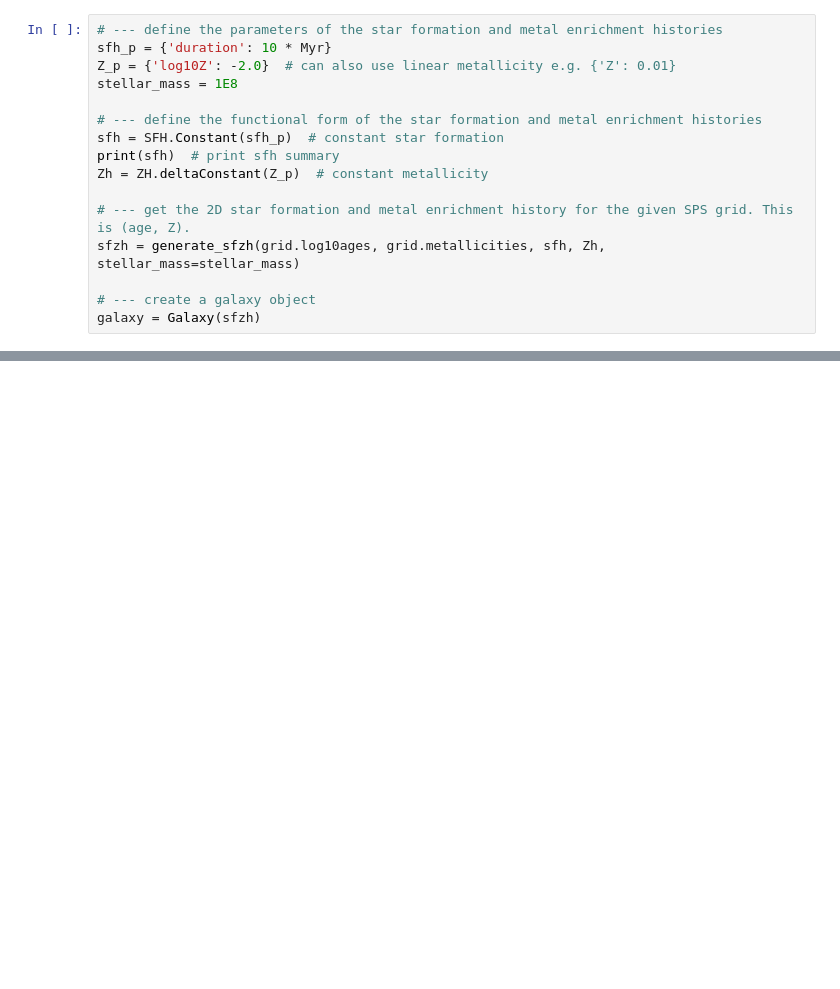
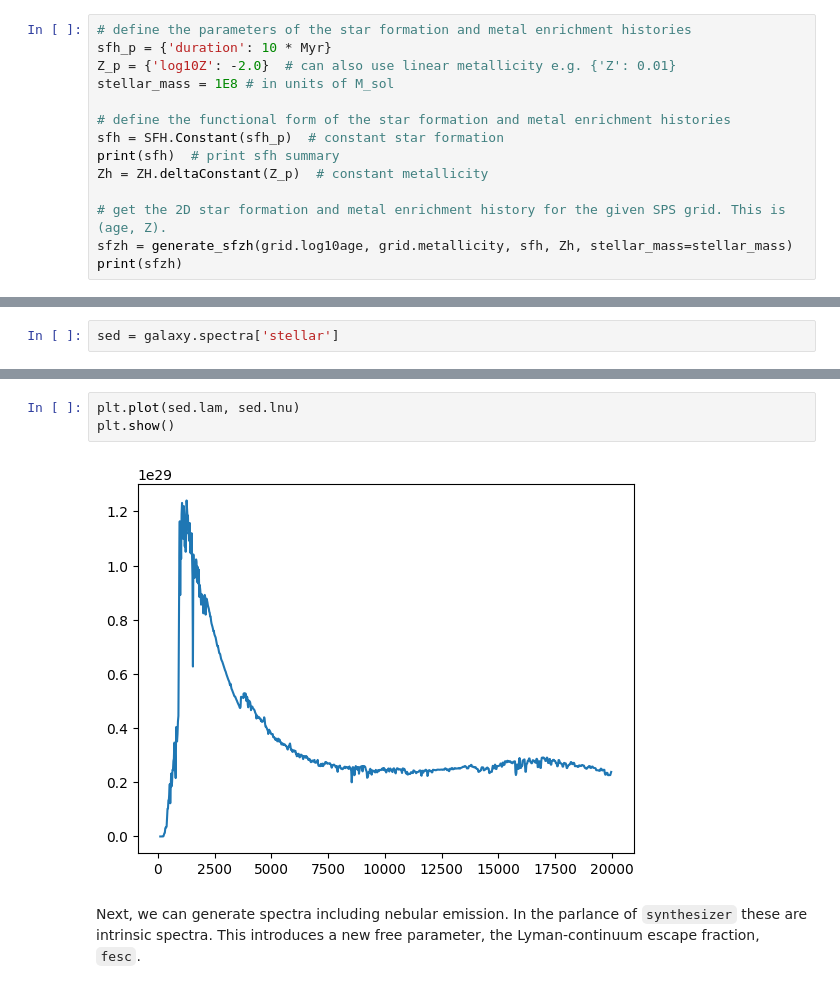
Before and after one commit to synthesizer-project/synthesizer, a Jupyter notebook: docs/source/parametric/generate_sed.ipynb, the cells around one changed output, grey strips where cells are left out. Cells and saved outputs as stored; diff of their text form; blank space fills up the shorter version.

```diff
--- a/docs/source/parametric/generate_sed.ipynb
+++ b/docs/source/parametric/generate_sed.ipynb
@@ -25,19 +24,17 @@ grid = Grid(grid_name, grid_dir=grid_dir)
 # %%
-# --- define the parameters of the star formation and metal enrichment histories
+# define the parameters of the star formation and metal enrichment histories
 sfh_p = {'duration': 10 * Myr}
 Z_p = {'log10Z': -2.0}  # can also use linear metallicity e.g. {'Z': 0.01}
-stellar_mass = 1E8
+stellar_mass = 1E8 # in units of M_sol
 
-# --- define the functional form of the star formation and metal enrichment histories
+# define the functional form of the star formation and metal enrichment histories
 sfh = SFH.Constant(sfh_p)  # constant star formation
 print(sfh)  # print sfh summary
 Zh = ZH.deltaConstant(Z_p)  # constant metallicity
 
-# --- get the 2D star formation and metal enrichment history for the given SPS grid. This is (age, Z).
-sfzh = generate_sfzh(grid.log10ages, grid.metallicities, sfh, Zh, stellar_mass=stellar_mass)
-
-# --- create a galaxy object
-galaxy = Galaxy(sfzh)
+# get the 2D star formation and metal enrichment history for the given SPS grid. This is (age, Z).
+sfzh = generate_sfzh(grid.log10age, grid.metallicity, sfh, Zh, stellar_mass=stellar_mass)
+print(sfzh)
 # %% [output]
 ----------
 SUMMARY OF PARAMETERISED STAR FORMATION HISTORY
@@ -130,0 +70,2 @@ Number of wavelength points: 995
+# %%
+sed = galaxy.spectra['stellar']
@@ -130,0 +82,7 @@ Number of wavelength points: 995
+# %%
+plt.plot(sed.lam, sed.lnu)
+plt.show()
+# %% [output]
+[figure, added]
+# %% [markdown]
+Next, we can generate spectra including nebular emission. In the parlance of `synthesizer` these are intrinsic spectra. This introduces a new free parameter, the Lyman-continuum escape fraction, `fesc`.
```
Also changed, not shown: parts of 38 cells of this notebook, 4 other files.
